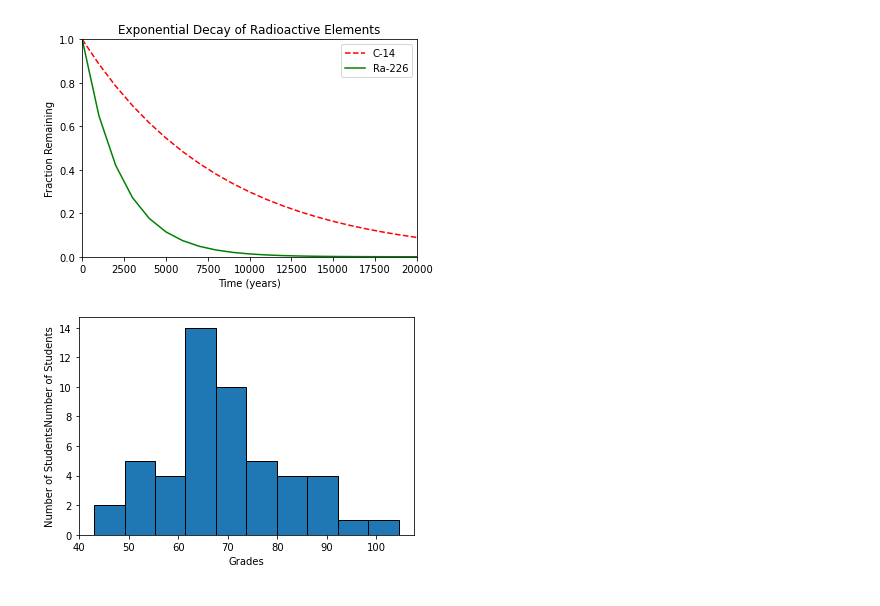
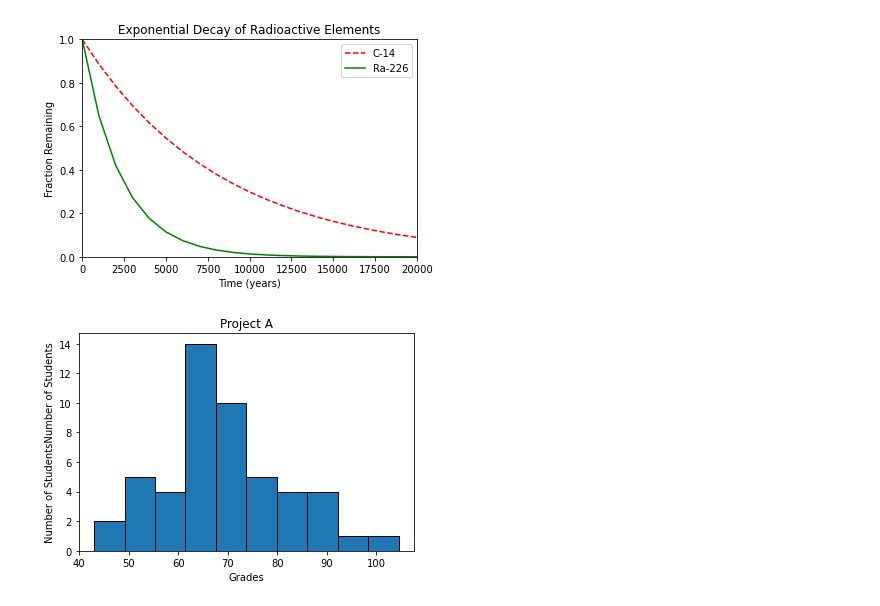
Before and after one commit to Juand0145/Machine_learning, a Jupyter notebook: math/0x01-plotting/graphs.ipynb, the cells around one changed output. Drawn from its saved outputs; the diff is of its cells as text; code cells hidden in the pictures.

Commit message:
[Fix] Adding the table's title

```diff
--- a/math/0x01-plotting/graphs.ipynb
+++ b/math/0x01-plotting/graphs.ipynb
@@ -65,10 +65,11 @@ plt.show()
 # %%
 np.random.seed(5)
 student_grades = np.random.normal(68, 15, 50)
 
 plt.hist(student_grades, bins=10, edgecolor="black")
 plt.xlabel("Grades")
 plt.ylabel("Number of StudentsNumber of Students")
+plt.title("Project A")
 plt.show()
 # %% [output]
-[figure, old version]
+[figure, new version]
```
Also changed, not shown: 1 other file.
